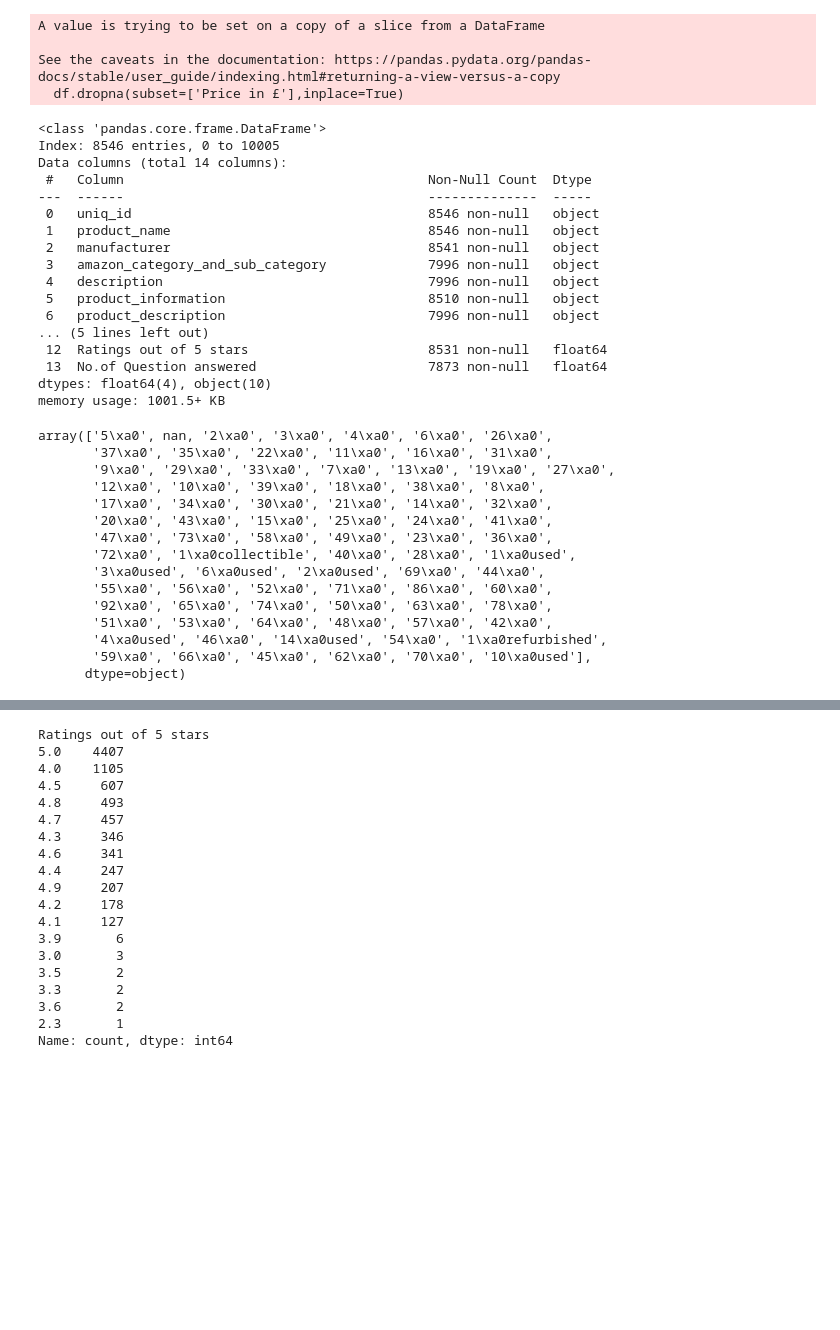
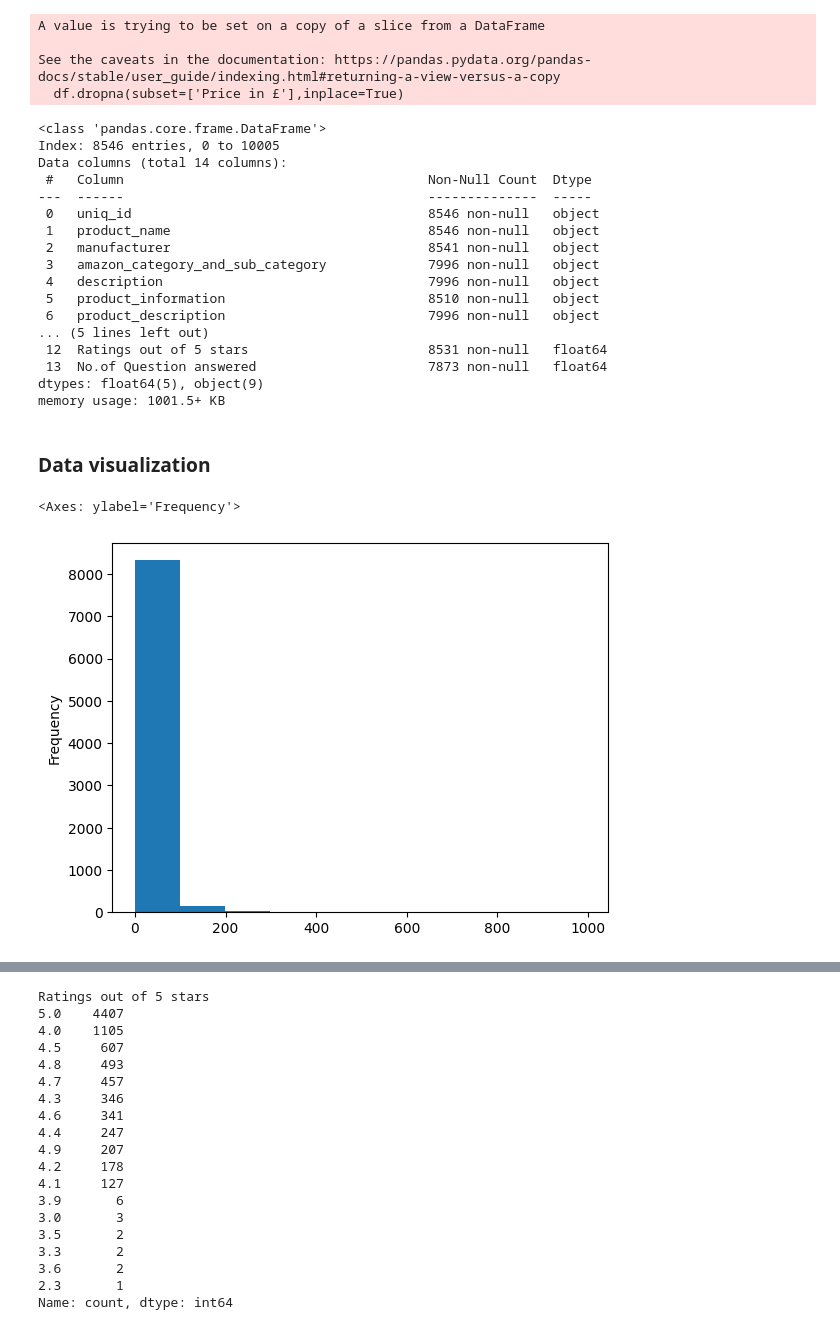
Before and after one commit to AryanAbhale/Task1, a Jupyter notebook: Aryan abhale.ipynb, the cells around one changed output, grey strips where cells are left out. Cells and saved outputs as stored; diff of their text form; code cells hidden in the pictures; blank space fills up the shorter version.

```diff
--- a/Aryan abhale.ipynb
+++ b/Aryan abhale.ipynb
@@ -99,3 +109,9 @@ min         0.010000
 75%        19.990000
 max       995.110000
 Name: Price in £, dtype: float64
+# %%
+#to covernt each cloumn into integear type so we can easily plot graphs
+df['Price in £']=df['price'].str.replace('£','')
+df['Price in £']=pd.to_numeric(df['Price in £'],errors='coerce')
+df['Price in £'].info()
+df['Price in £'].describe()
@@ -188,6 +232,3 @@ array(['5\xa0new', nan, '2\xa0new', '3\xa0new', '4\xa0new', '6\xa0new',
        '42\xa0new', '4\xa0used', '46\xa0new', '14\xa0used', '54\xa0new',
        '1\xa0refurbished', '59\xa0new', '66\xa0new', '45\xa0new',
        '62\xa0new', '70\xa0new', '10\xa0used'], dtype=object)
-# %%
-df['No.of stock available']=df['number_available_in_stock'].str.replace('new','')
-df['No.of stock available']
@@ -211,0 +238,8 @@ Name: No.of stock available, Length: 8567, dtype: object
+# %%
+import re
+def extract_numeric_part(text):
+    match = re.search(r'\d+', str(text))  # Convert to string before applying regex
+    return int(match.group()) if match else None
+
+# Convert values to integers after extracting numeric parts
+df['no.of stocks'] = [extract_numeric_part(value) for value in df['number_available_in_stock']]
@@ -347,23 +416,12 @@ Data columns (total 14 columns):
 ... (5 lines left out)
  12  Ratings out of 5 stars                       8531 non-null   float64
  13  No.of Question answered                      7873 non-null   float64
-dtypes: float64(4), object(10)
+dtypes: float64(5), object(9)
 memory usage: 1001.5+ KB
-# %%
-df['No.of stock available'].unique()
-# %% [output]
-array(['5\xa0', nan, '2\xa0', '3\xa0', '4\xa0', '6\xa0', '26\xa0',
-       '37\xa0', '35\xa0', '22\xa0', '11\xa0', '16\xa0', '31\xa0',
-       '9\xa0', '29\xa0', '33\xa0', '7\xa0', '13\xa0', '19\xa0', '27\xa0',
-       '12\xa0', '10\xa0', '39\xa0', '18\xa0', '38\xa0', '8\xa0',
-       '17\xa0', '34\xa0', '30\xa0', '21\xa0', '14\xa0', '32\xa0',
-       '20\xa0', '43\xa0', '15\xa0', '25\xa0', '24\xa0', '41\xa0',
-       '47\xa0', '73\xa0', '58\xa0', '49\xa0', '23\xa0', '36\xa0',
-       '72\xa0', '1\xa0collectible', '40\xa0', '28\xa0', '1\xa0used',
-       '3\xa0used', '6\xa0used', '2\xa0used', '69\xa0', '44\xa0',
-       '55\xa0', '56\xa0', '52\xa0', '71\xa0', '86\xa0', '60\xa0',
-       '92\xa0', '65\xa0', '74\xa0', '50\xa0', '63\xa0', '78\xa0',
-       '51\xa0', '53\xa0', '64\xa0', '48\xa0', '57\xa0', '42\xa0',
-       '4\xa0used', '46\xa0', '14\xa0used', '54\xa0', '1\xa0refurbished',
-       '59\xa0', '66\xa0', '45\xa0', '62\xa0', '70\xa0', '10\xa0used'],
-      dtype=object)
+# %% [markdown]
+### Data visualization
+# %%
+df['Price in £'].plot(kind='hist')
+# %% [output]
+<Axes: ylabel='Frequency'>
+[figure, added]
```
Also changed, not shown: parts of 24 cells of this notebook.
